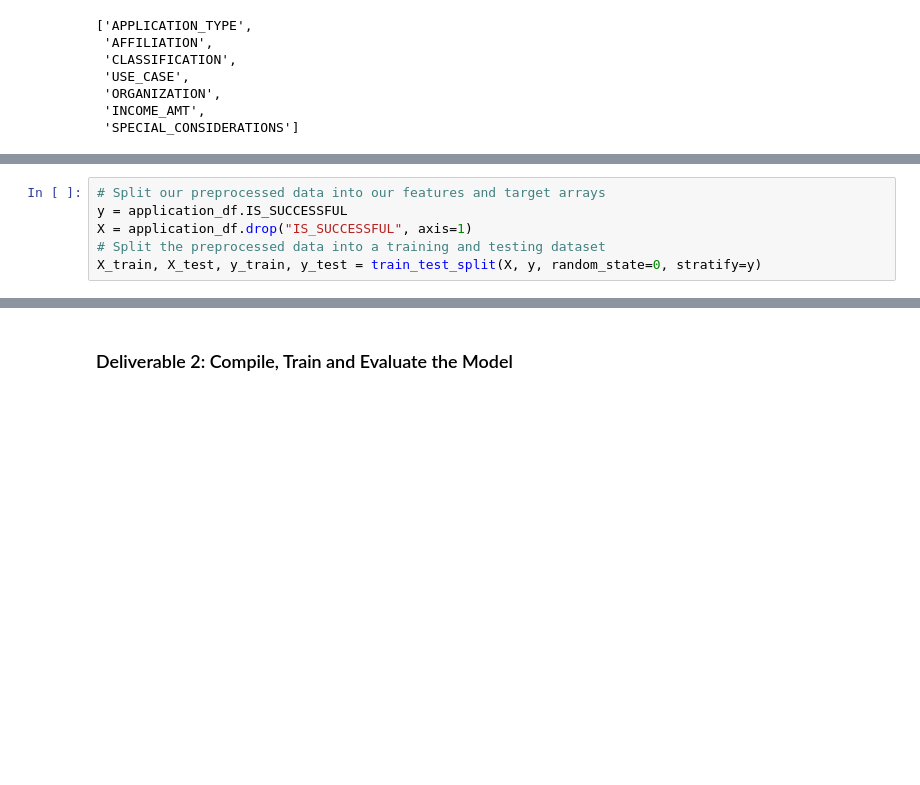
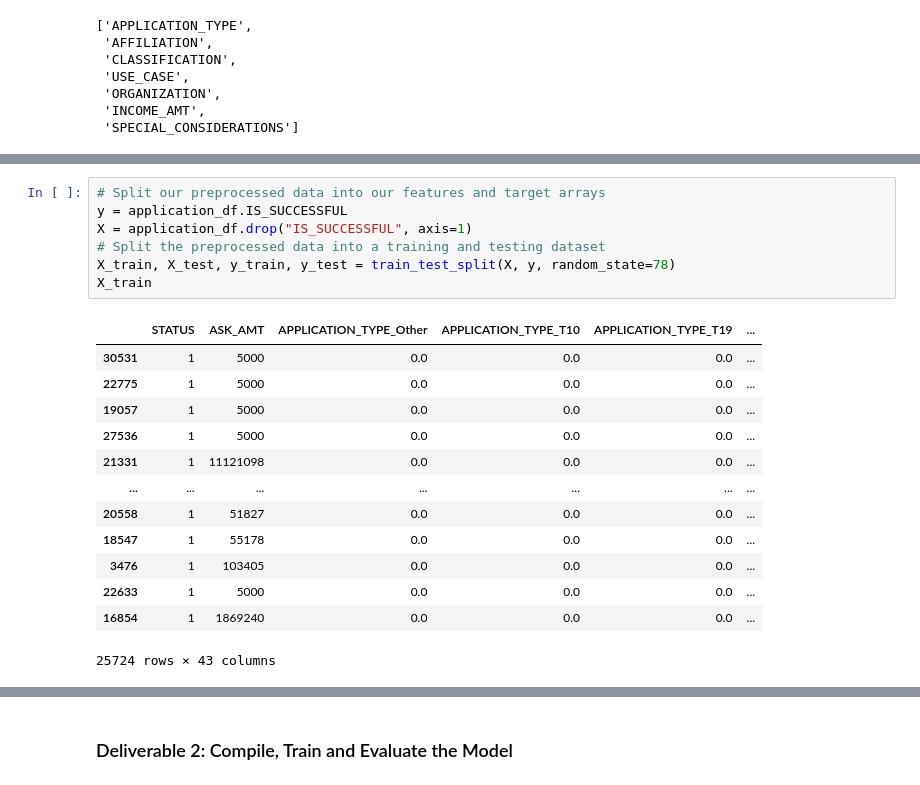
Before and after one commit to ElijahRTaylor/Neural_Network_Charity_Analysis, a Jupyter notebook: AlphabetSoupCharity_.ipynb, the cells around one changed output, grey strips where cells are left out. Drawn from its saved outputs; the diff is of its cells as text; blank space fills up the shorter version.

```diff
--- a/AlphabetSoupCharity_.ipynb
+++ b/AlphabetSoupCharity_.ipynb
@@ -177,6 +190,21 @@ application_df.head()
 # %%
 # Split our preprocessed data into our features and target arrays
 y = application_df.IS_SUCCESSFUL
 X = application_df.drop("IS_SUCCESSFUL", axis=1)
 # Split the preprocessed data into a training and testing dataset
-X_train, X_test, y_train, y_test = train_test_split(X, y, random_state=0, stratify=y)
+X_train, X_test, y_train, y_test = train_test_split(X, y, random_state=78)
+X_train
+# %% [output]
+|  | STATUS | ASK_AMT | APPLICATION_TYPE_Other | APPLICATION_TYPE_T10 | APPLICATION_TYPE_T19 | ... |
+| 30531 | 1 | 5000 | 0.0 | 0.0 | 0.0 | ... |
+| 22775 | 1 | 5000 | 0.0 | 0.0 | 0.0 | ... |
+| 19057 | 1 | 5000 | 0.0 | 0.0 | 0.0 | ... |
+| 27536 | 1 | 5000 | 0.0 | 0.0 | 0.0 | ... |
+| 21331 | 1 | 11121098 | 0.0 | 0.0 | 0.0 | ... |
+| ... | ... | ... | ... | ... | ... | ... |
+| 20558 | 1 | 51827 | 0.0 | 0.0 | 0.0 | ... |
+| 18547 | 1 | 55178 | 0.0 | 0.0 | 0.0 | ... |
+| 3476 | 1 | 103405 | 0.0 | 0.0 | 0.0 | ... |
+| 22633 | 1 | 5000 | 0.0 | 0.0 | 0.0 | ... |
+| 16854 | 1 | 1869240 | 0.0 | 0.0 | 0.0 | ... |
+25724 rows × 43 columns
```
Also changed, not shown: parts of 14 cells of this notebook.
